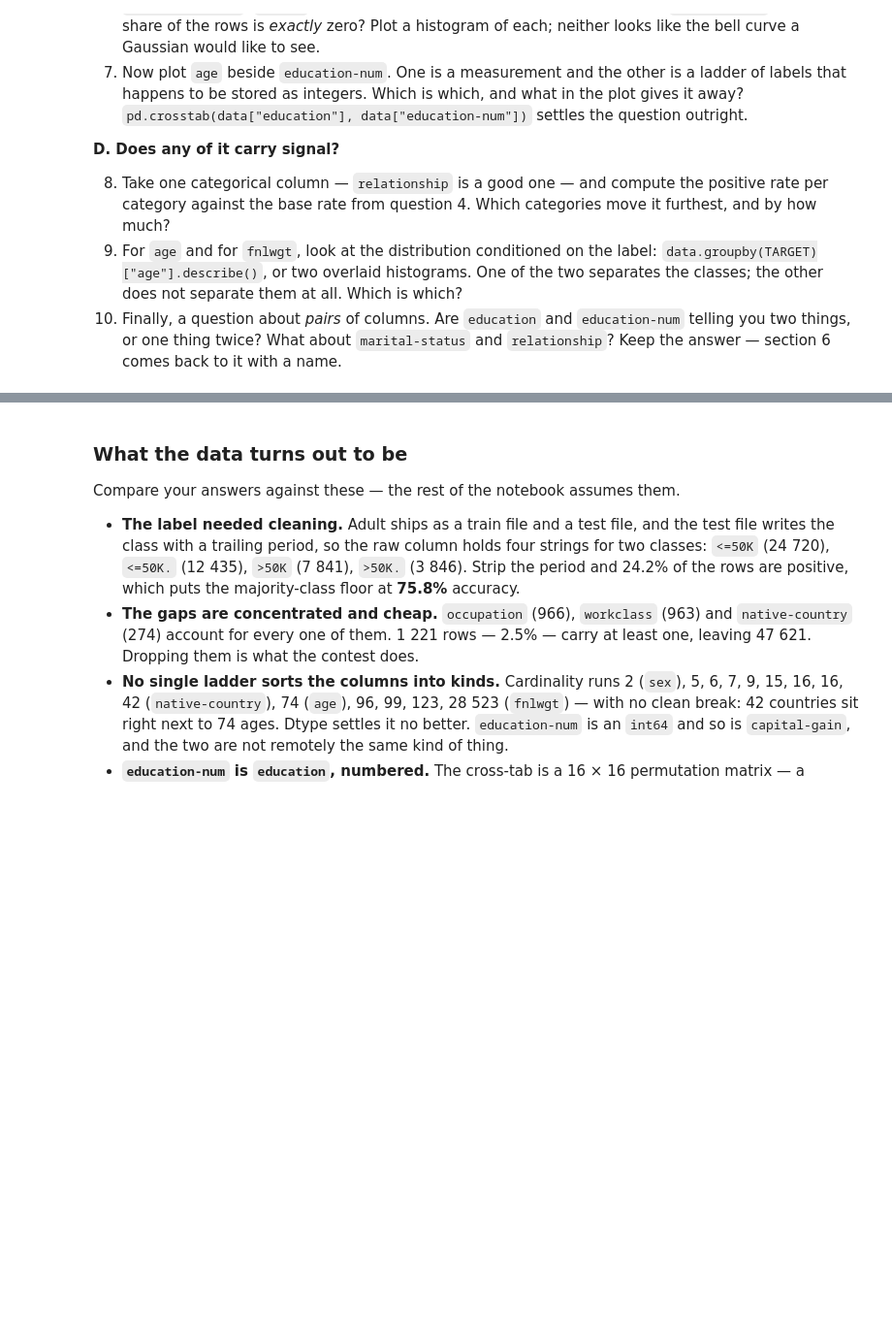
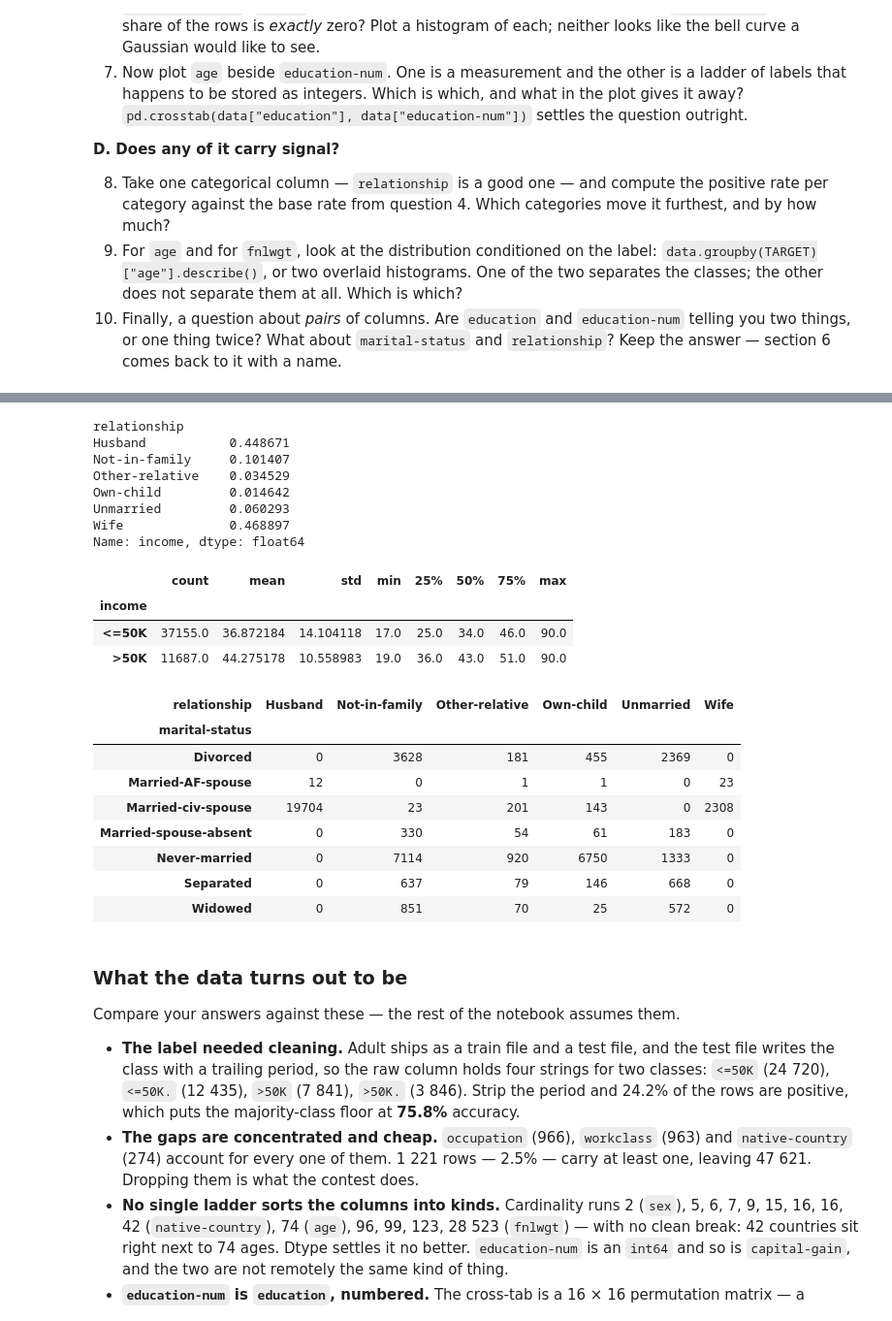
Before and after one commit to Alfasamec3D/Google-Colab, a Jupyter notebook: contest/naive_bayes_mixed/assignment_naive_bayes__en.ipynb, the cells around one changed output, grey strips where cells are left out. Shown at 97% size. Drawn from its saved outputs; the diff is of its cells as text; code cells hidden in the pictures; blank space fills up the shorter version.

```diff
--- a/contest/naive_bayes_mixed/assignment_naive_bayes__en.ipynb
+++ b/contest/naive_bayes_mixed/assignment_naive_bayes__en.ipynb
@@ -184,10 +261,41 @@ dtype: int64
 # %%
 # D — signal, and overlap.
 # 8. The positive rate per `relationship` category, against the base rate.
 # 9. `age` and `fnlwgt` conditioned on the label — which one separates the classes?
 # 10. `education` vs `education-num`, and `marital-status` vs `relationship`: two things or one?
 
+positive_rate=data.groupby('relationship')[TARGET].apply(lambda x: (x=='>50K').mean())
+print(positive_rate)
+# Husband and Wife rules
+
+display(data.groupby(TARGET)["age"].describe())
+data.groupby(TARGET)["fnlwgt"].describe()
+# age allows to distinguish
+
+pd.crosstab(data["marital-status"], data["relationship"])
 # YOUR CODE HERE
+# %% [output]
+relationship
+Husband           0.448671
+Not-in-family     0.101407
+Other-relative    0.034529
+Own-child         0.014642
+Unmarried         0.060293
+Wife              0.468897
+Name: income, dtype: float64
+|  | count | mean | std | min | 25% | 50% | 75% | max |
+| income |  |  |  |  |  |  |  |  |
+| <=50K | 37155.0 | 36.872184 | 14.104118 | 17.0 | 25.0 | 34.0 | 46.0 | 90.0 |
+| >50K | 11687.0 | 44.275178 | 10.558983 | 19.0 | 36.0 | 43.0 | 51.0 | 90.0 |
+| relationship | Husband | Not-in-family | Other-relative | Own-child | Unmarried | Wife |
+| marital-status |  |  |  |  |  |  |
+| Divorced | 0 | 3628 | 181 | 455 | 2369 | 0 |
+| Married-AF-spouse | 12 | 0 | 1 | 1 | 0 | 23 |
+| Married-civ-spouse | 19704 | 23 | 201 | 143 | 0 | 2308 |
+| Married-spouse-absent | 0 | 330 | 54 | 61 | 183 | 0 |
+| Never-married | 0 | 7114 | 920 | 6750 | 1333 | 0 |
+| Separated | 0 | 637 | 79 | 146 | 668 | 0 |
+| Widowed | 0 | 851 | 70 | 25 | 572 | 0 |
 # %% [markdown]
 ### What the data turns out to be
 
```
Also changed, not shown: parts of 6 cells of this notebook.
